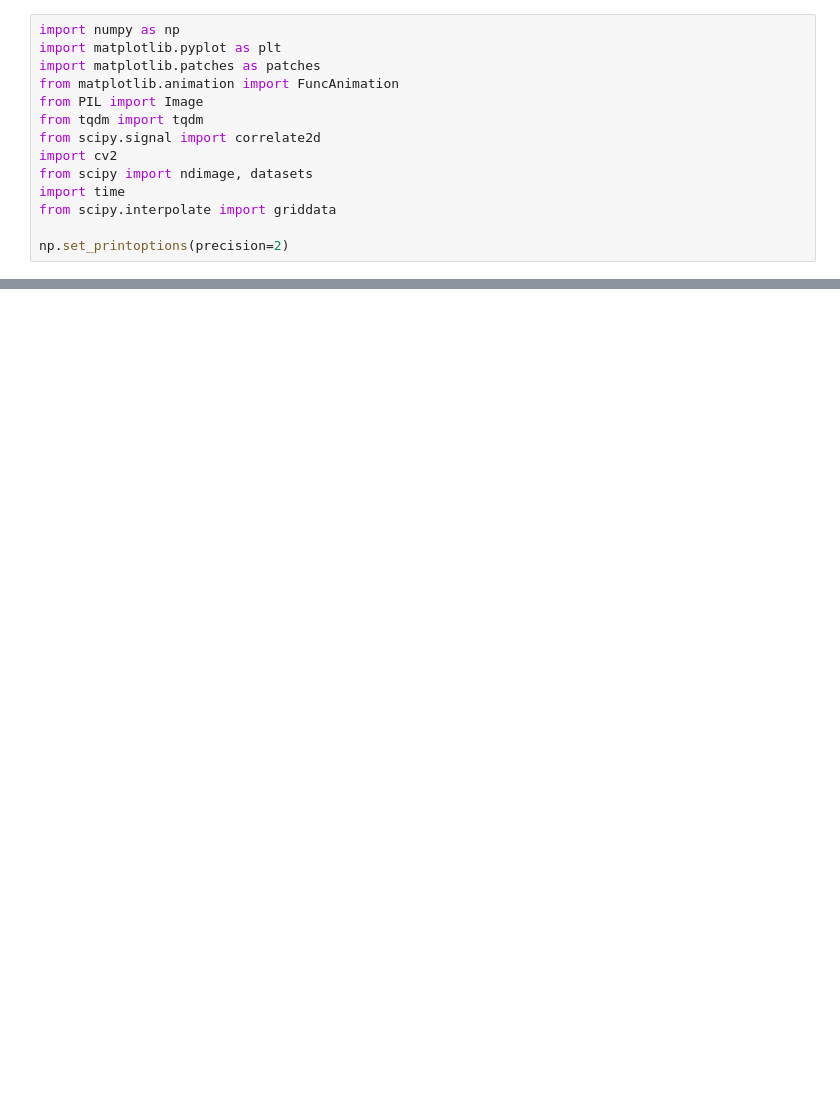
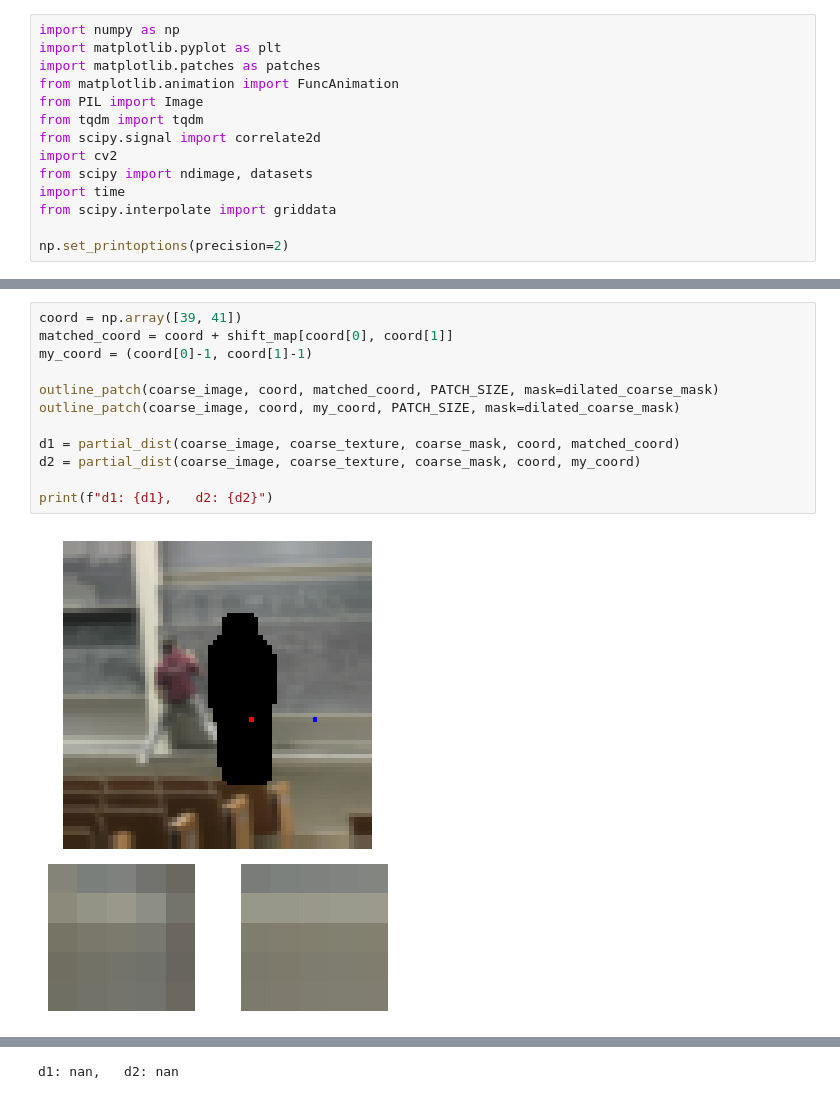
Before and after one commit to micahreich/patch-match, a Jupyter notebook: sequential/patch-match.ipynb, the cells around one changed output, grey strips where cells are left out. Drawn from its saved outputs; the diff is of its cells as text; blank space fills up the shorter version.

```diff
--- a/sequential/patch-match.ipynb
+++ b/sequential/patch-match.ipynb
@@ -443,0 +552,14 @@ ann(coarse_image, coarse_texture, coarse_mask,
+# %%
+coord = np.array([39, 41])
+matched_coord = coord + shift_map[coord[0], coord[1]]
+my_coord = (coord[0]-1, coord[1]-1)
+
+outline_patch(coarse_image, coord, matched_coord, PATCH_SIZE, mask=dilated_coarse_mask)
+outline_patch(coarse_image, coord, my_coord, PATCH_SIZE, mask=dilated_coarse_mask)
+
+d1 = partial_dist(coarse_image, coarse_texture, coarse_mask, coord, matched_coord)
+d2 = partial_dist(coarse_image, coarse_texture, coarse_mask, coord, my_coord)
+
+print(f"d1: {d1},   d2: {d2}")
+# %% [output]
+[figure, added]
@@ -443,0 +567 @@ ann(coarse_image, coarse_texture, coarse_mask,
+d1: nan,   d2: nan
```
Also changed, not shown: parts of 10 cells of this notebook, 5 other files.
